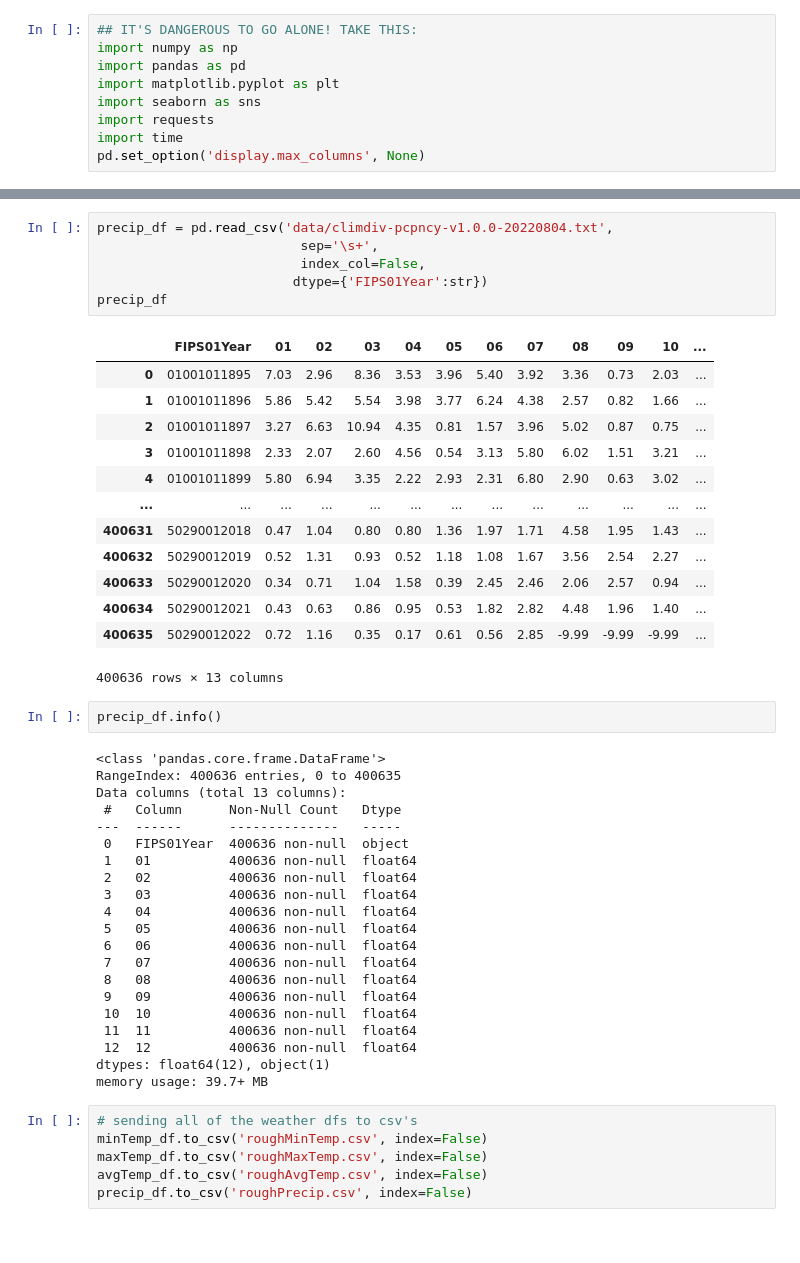
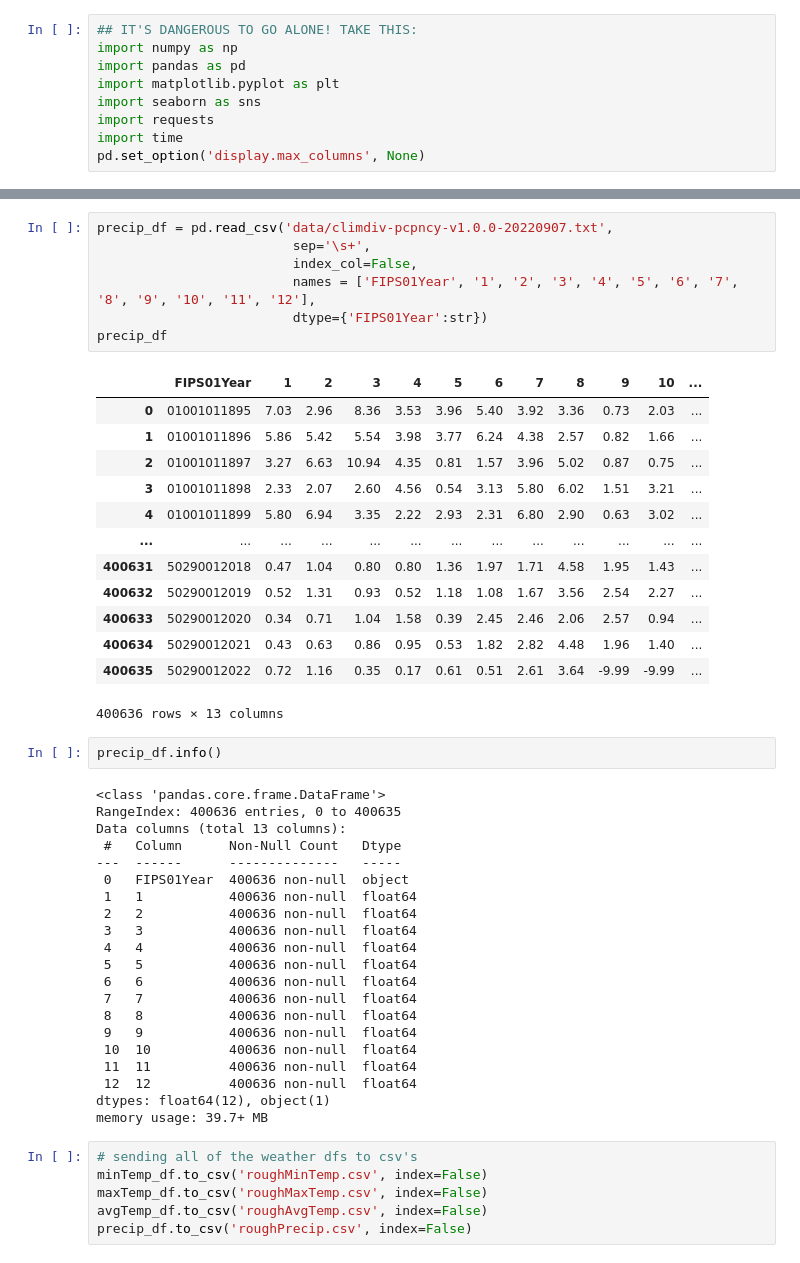
Before and after one commit to gweggurs/Soil, a Jupyter notebook: Soil, data acquisition.ipynb, the cells around one changed output, grey strips where cells are left out. Drawn from its saved outputs; the diff is of its cells as text.

```diff
--- a/Soil, data acquisition.ipynb
+++ b/Soil, data acquisition.ipynb
@@ -187,13 +273,14 @@ Data columns (total 13 columns):
 dtypes: float64(12), object(1)
 memory usage: 39.7+ MB
 # %%
-precip_df = pd.read_csv('data/climdiv-pcpncy-v1.0.0-20220804.txt',
-                          sep='\s+',
-                          index_col=False,
+precip_df = pd.read_csv('data/climdiv-pcpncy-v1.0.0-20220907.txt',
+                         sep='\s+',
+                         index_col=False,
+                         names = ['FIPS01Year', '1', '2', '3', '4', '5', '6', '7', '8', '9', '10', '11', '12'],
                          dtype={'FIPS01Year':str})
 precip_df
 # %% [output]
-|  | FIPS01Year | 01 | 02 | 03 | 04 | 05 | 06 | 07 | 08 | 09 | 10 | ... |
+|  | FIPS01Year | 1 | 2 | 3 | 4 | 5 | 6 | 7 | 8 | 9 | 10 | ... |
 | 0 | 01001011895 | 7.03 | 2.96 | 8.36 | 3.53 | 3.96 | 5.40 | 3.92 | 3.36 | 0.73 | 2.03 | ... |
 | 1 | 01001011896 | 5.86 | 5.42 | 5.54 | 3.98 | 3.77 | 6.24 | 4.38 | 2.57 | 0.82 | 1.66 | ... |
 | 2 | 01001011897 | 3.27 | 6.63 | 10.94 | 4.35 | 0.81 | 1.57 | 3.96 | 5.02 | 0.87 | 0.75 | ... |
@@ -204,7 +291,7 @@ precip_df
 | 400632 | 50290012019 | 0.52 | 1.31 | 0.93 | 0.52 | 1.18 | 1.08 | 1.67 | 3.56 | 2.54 | 2.27 | ... |
 | 400633 | 50290012020 | 0.34 | 0.71 | 1.04 | 1.58 | 0.39 | 2.45 | 2.46 | 2.06 | 2.57 | 0.94 | ... |
 | 400634 | 50290012021 | 0.43 | 0.63 | 0.86 | 0.95 | 0.53 | 1.82 | 2.82 | 4.48 | 1.96 | 1.40 | ... |
-| 400635 | 50290012022 | 0.72 | 1.16 | 0.35 | 0.17 | 0.61 | 0.56 | 2.85 | -9.99 | -9.99 | -9.99 | ... |
+| 400635 | 50290012022 | 0.72 | 1.16 | 0.35 | 0.17 | 0.61 | 0.51 | 2.61 | 3.64 | -9.99 | -9.99 | ... |
 400636 rows × 13 columns
 # %%
 precip_df.info()
@@ -215,15 +302,15 @@ Data columns (total 13 columns):
  #   Column      Non-Null Count   Dtype
 ---  ------      --------------   -----
  0   FIPS01Year  400636 non-null  object
- 1   01          400636 non-null  float64
- 2   02          400636 non-null  float64
- 3   03          400636 non-null  float64
- 4   04          400636 non-null  float64
- 5   05          400636 non-null  float64
- 6   06          400636 non-null  float64
- 7   07          400636 non-null  float64
- 8   08          400636 non-null  float64
- 9   09          400636 non-null  float64
+ 1   1           400636 non-null  float64
+ 2   2           400636 non-null  float64
+ 3   3           400636 non-null  float64
+ 4   4           400636 non-null  float64
+ 5   5           400636 non-null  float64
+ 6   6           400636 non-null  float64
+ 7   7           400636 non-null  float64
+ 8   8           400636 non-null  float64
+ 9   9           400636 non-null  float64
  10  10          400636 non-null  float64
  11  11          400636 non-null  float64
  12  12          400636 non-null  float64
```
Also changed, not shown: parts of 26 cells of this notebook.
